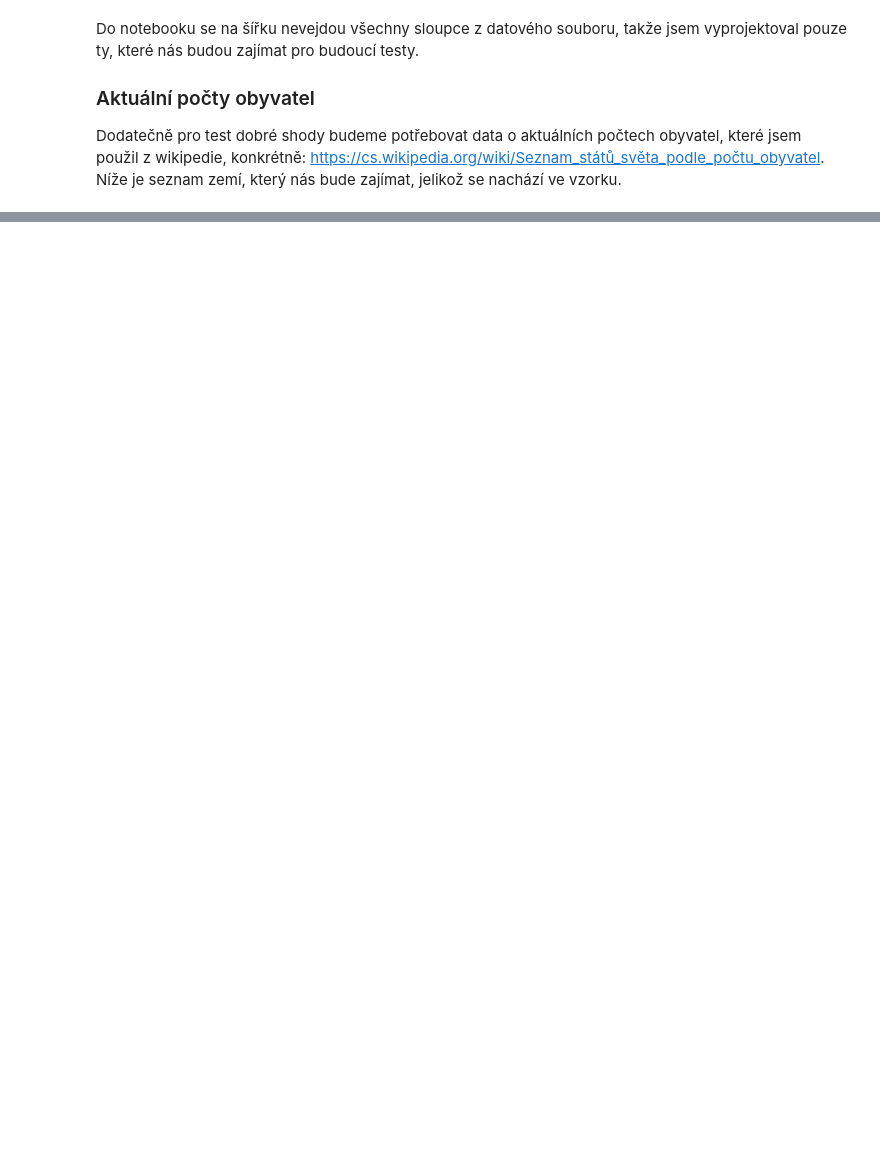
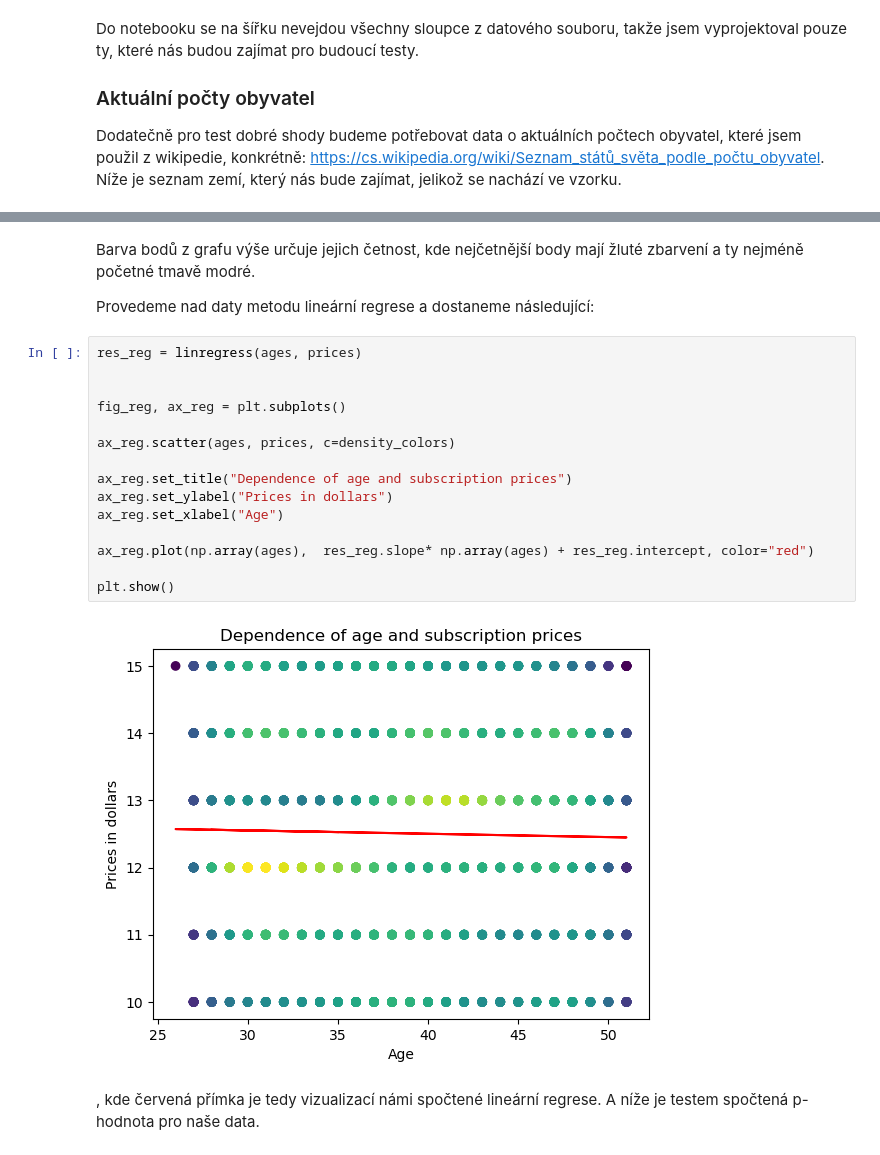
Before and after one commit to composerPigeon/StatisticWorkNetflix, a Jupyter notebook: Netflix.ipynb, the cells around one changed output, grey strips where cells are left out. Cells and saved outputs as stored; diff of their text form; blank space fills up the shorter version.

```diff
--- a/Netflix.ipynb
+++ b/Netflix.ipynb
@@ -109,0 +257,23 @@ print(expected) #TODO: print histogram
+# %% [markdown]
+Barva bodů z grafu výše určuje jejich četnost, kde nejčetnější body mají žluté zbarvení a ty nejméně početné tmavě modré.
+
+Provedeme nad daty metodu lineární regrese a dostaneme následující:
+# %%
+res_reg = linregress(ages, prices)
+
+
+fig_reg, ax_reg = plt.subplots()
+
+ax_reg.scatter(ages, prices, c=density_colors)
+
+ax_reg.set_title("Dependence of age and subscription prices")
+ax_reg.set_ylabel("Prices in dollars")
+ax_reg.set_xlabel("Age")
+
+ax_reg.plot(np.array(ages),  res_reg.slope* np.array(ages) + res_reg.intercept, color="red")
+
+plt.show()
+# %% [output]
+[figure, added]
+# %% [markdown]
+, kde červená přímka je tedy vizualizací námi spočtené lineární regrese. A níže je testem spočtená p-hodnota pro naše data.
```
Also changed, not shown: parts of 15 cells of this notebook, 1 other file.
